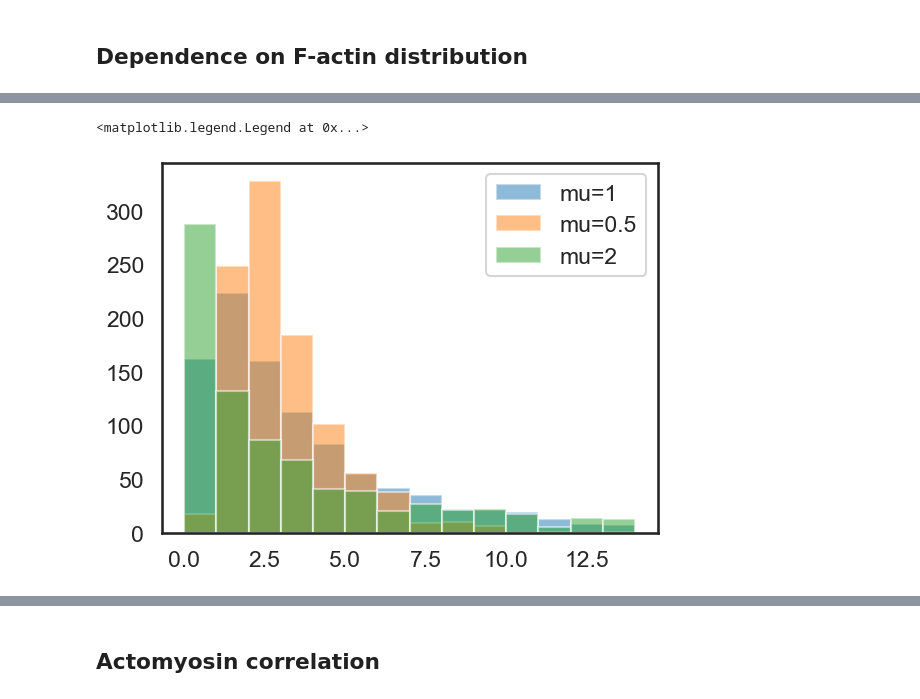
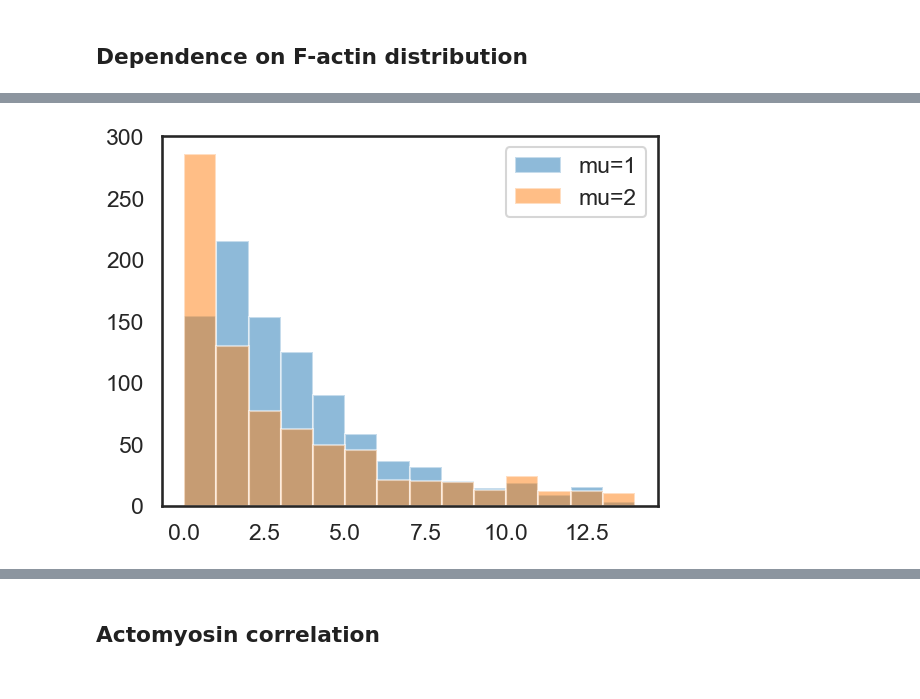
Before and after one commit to WHChou/Myosin-cluster-simulation, a Jupyter notebook: MyosinBinding_v2.ipynb, the cells around one changed output, grey strips where cells are left out. Saved outputs shown, nothing was run; the diff lists cells and outputs as text; code cells hidden in the pictures.

Commit message:
Add dependence on actin density distribution

```diff
--- a/MyosinBinding_v2.ipynb
+++ b/MyosinBinding_v2.ipynb
@@ -350,0 +351,37 @@ plt.legend()
+# %%
+## Run simulation
+# Simulation parameters
+numMyosin = 10000
+numGrid = 1000
+#myoCap = 1000   # Cap the number of myosin per site
+actinBiasVal = 1
+myosinBiasVal = 0
+merge_thresh = 100000000
+Pmerge = 0.
+
+numSim = 10
+
+allRes_LN = np.zeros((numSim, numGrid))
+for ii in range(numSim):
+    ActinThick = GenActinThick('lognormal', numGrid, 1, 1)
+    MyosinNum = GenMyoNum('normal', numGrid, 3, 1)
+    res = runSimulation(numGrid, numMyosin, MyosinNum, ActinThick, actinBiasVal, myosinBiasVal, merge_thresh, Pmerge)
+    allRes_LN[ii, :] = res
+
+allRes_N = np.zeros((numSim, numGrid))
+for ii in range(numSim):
+    ActinThick = GenActinThick('normal', numGrid, 2, 1)
+    MyosinNum = GenMyoNum('normal', numGrid, 3, 1)
+    res = runSimulation(numGrid, numMyosin, MyosinNum, ActinThick, actinBiasVal, myosinBiasVal, merge_thresh, Pmerge)
+    allRes_N[ii, :] = res
+
+sns.set_style("white")
+sns.set_context("talk")
+plt.figure()
+plt.hist(np.reshape(allRes_LN, (numSim*numGrid, 1)), bins = np.arange(50), alpha = 0.5, label = 'Lognormal')
+plt.hist(np.reshape(allRes_N, (numSim*numGrid, 1)), bins = np.arange(50), alpha = 0.5, label = 'Normal')
+plt.xlabel("Myosin cluster size")
+plt.ylabel("Count")
+plt.legend()
+plt.tight_layout()
+#plt.savefig("", dpi = 300)
@@ -351,12 +390,11 @@ plt.legend()
 # %%
 sns.set_style("white")
 sns.set_context("talk")
 plt.figure()
 plt.hist(GenActinThick('lognormal', numGrid, 1, 1), bins = np.arange(15), alpha = 0.5, label = 'mu=1')
-plt.hist(GenActinThick('lognormal', numGrid, 1, 0.5), bins = np.arange(15), alpha = 0.5, label = 'mu=0.5')
+#plt.hist(GenActinThick('lognormal', numGrid, 1, 0.5), bins = np.arange(15), alpha = 0.5, label = 'mu=0.5')
 plt.hist(GenActinThick('lognormal', numGrid, 1, 2), bins = np.arange(15), alpha = 0.5, label = 'mu=2')
 plt.legend()
-#plt.savefig("actin_dist_comp.png", dpi = 300)
+plt.savefig("actin_dist_comp.png", dpi = 300)
 # %% [output]
-<matplotlib.legend.Legend at 0x...>
-[figure, old version]
+[figure, new version]
```
Also changed, not shown: parts of 6 cells of this notebook.
